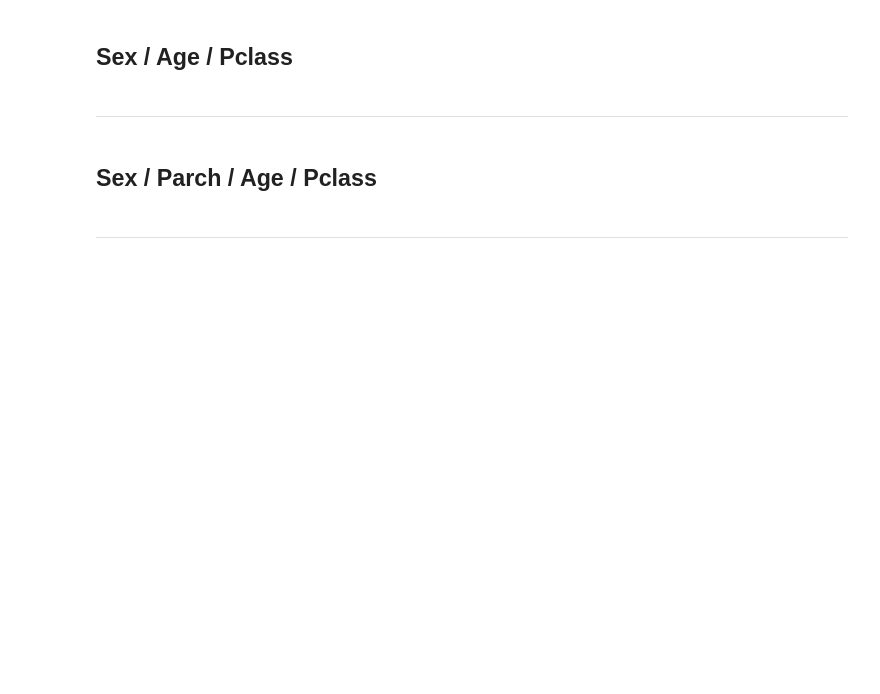
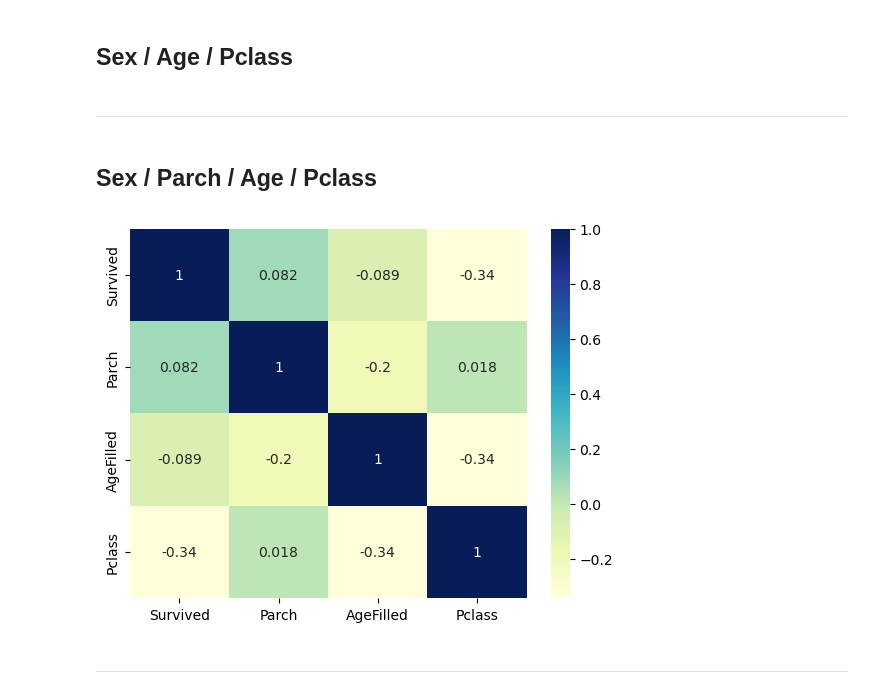
Before and after one commit to davidedigrande/titanic-dataset-eda, a Jupyter notebook: notebook.ipynb, the cells around one changed output. Cells and saved outputs as stored; diff of their text form; code cells hidden in the pictures; blank space fills up the shorter version.

Commit message:
Add heatmap

```diff
--- a/notebook.ipynb
+++ b/notebook.ipynb
@@ -778,5 +778,15 @@ sns.violinplot(df, y="Age", x="Pclass", split=True, hue="Survived", inner=None,
 ---
 # %% [markdown]
 ## Sex / Parch / Age / Pclass
+# %%
+heatmap_df = df[['Survived','Sex','Parch', 'AgeFilled', 'Pclass']]
+
+# Plotting correlation heatmap
+dataplot = sns.heatmap(heatmap_df.corr(numeric_only=True), cmap="YlGnBu", annot=True)
+
+# Displaying heatmap
+plt.show()
+# %% [output]
+[figure, added]
 # %% [markdown]
 ---
```
Also changed, not shown: parts of 1 cell of this notebook.
